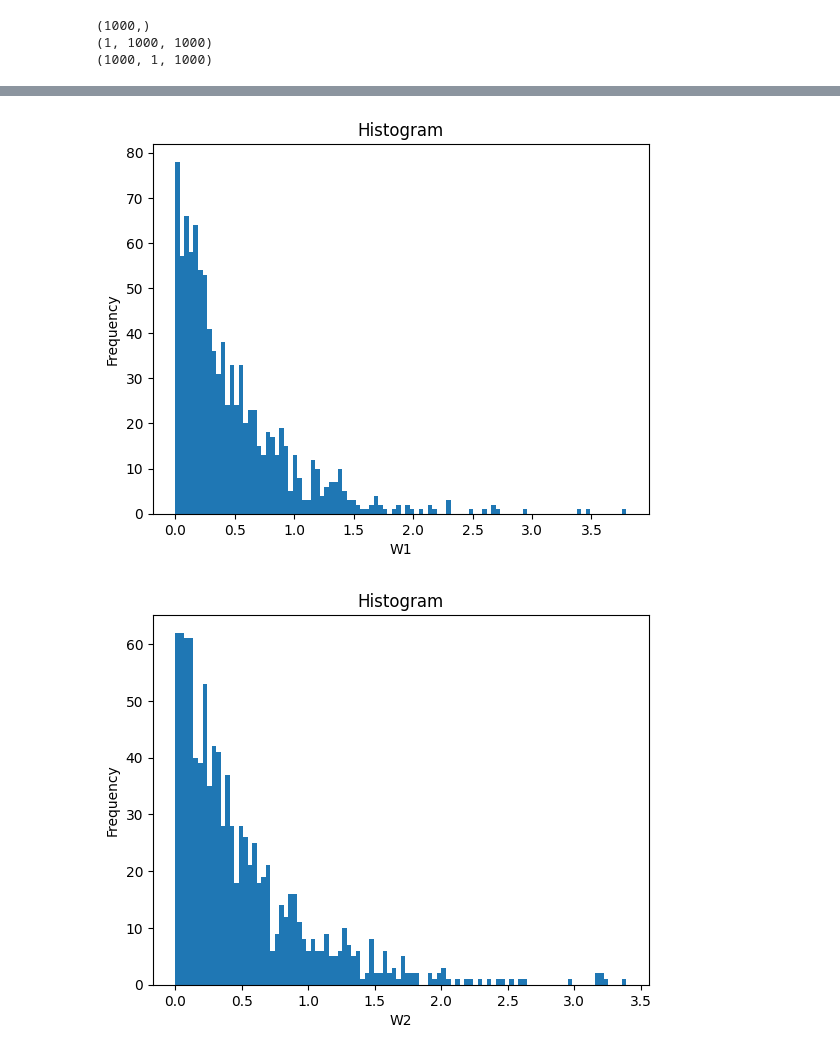
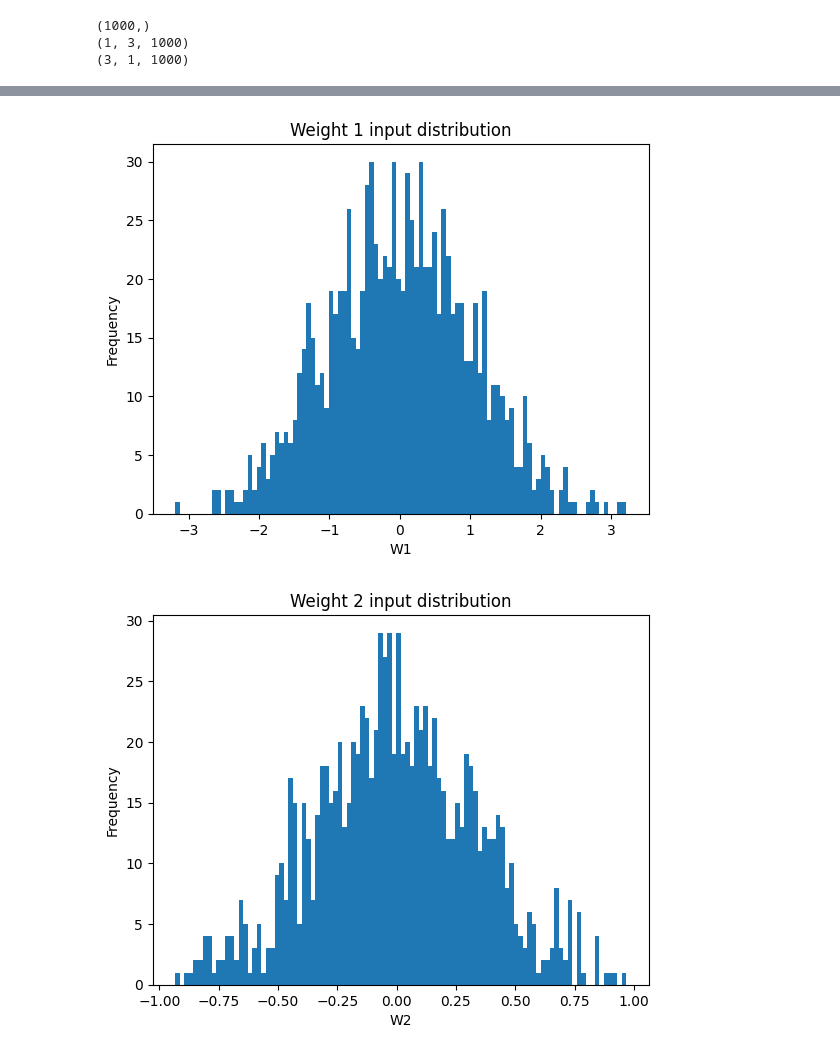
Before and after one commit to Manuel1711/Neural-Networks, a Jupyter notebook: NN_Gaussian.ipynb, the cells around one changed output, grey strips where cells are left out. Drawn from its saved outputs; the diff is of its cells as text; code cells hidden in the pictures.

```diff
--- a/NN_Gaussian.ipynb
+++ b/NN_Gaussian.ipynb
@@ -18,18 +21,22 @@ def forward(X,i):
 # %%
 # Define the dimensions of the NN
 input_size = 1
-hidden_size = 1000
+hidden_size = 3
 output_size = 1
 Nboot = 1000
 
+#Define parameters of the Gaussian distribution
+STD = 1
+Mu = 0
+
 # Initialize the weights and the bias with random number distributed with a gamma function
-W1 = tf.Variable(tf.random.gamma([input_size, hidden_size, Nboot], alpha=1, beta=2), name='W1')
-b1 = tf.Variable(tf.random.gamma([hidden_size, Nboot], alpha=1, beta=2), name='b1')
-W2 = tf.Variable(tf.random.gamma([hidden_size, output_size, Nboot], alpha=1, beta=2), name='W2')
-b2 = tf.Variable(tf.random.gamma([output_size, Nboot], alpha=1, beta=2), name='b2')
+W1 = tf.Variable(tf.random.normal([input_size, hidden_size, Nboot], mean=Mu, stddev=STD), name='W1')
+b1 = tf.Variable(tf.random.normal([hidden_size, Nboot], mean=Mu, stddev=STD), name='b1')
+W2 = tf.Variable(tf.random.normal([hidden_size, output_size, Nboot], mean=Mu, stddev=STD/hidden_size), name='W2')
+b2 = tf.Variable(tf.random.normal([output_size, Nboot], mean=Mu, stddev=STD), name='b2')
 
 
-print(b1.numpy()[1,:].shape)
+print(b1.numpy()[0,:].shape)
 print(W1.numpy().shape)
 print(W2.numpy().shape)
 
@@ -42,14 +49,14 @@ for i in range (0, Nboot):
     output_array.append(Y.numpy()[0][0])
 # %% [output]
 (1000,)
-(1, 1000, 1000)
-(1000, 1, 1000)
+(1, 3, 1000)
+(3, 1, 1000)
 # %%
 # Print the input distributions of the weights and bias
 plt.hist(b1.numpy()[0,:], bins=100)
 plt.xlabel('b1')
 plt.ylabel('Frequency')
-plt.title('Histogram')
+plt.title('Bias 1 input distribution')
 plt.show()
 
 plt.clf()
@@ -57,7 +64,7 @@ plt.clf()
 plt.hist(W1.numpy()[0,0,:], bins=100)
 plt.xlabel('W1')
 plt.ylabel('Frequency')
-plt.title('Histogram')
+plt.title('Weight 1 input distribution')
 plt.show()
 
 plt.clf()
@@ -66,6 +73,6 @@ plt.clf()
 plt.hist(W2.numpy()[0,0,:], bins=100)
 plt.xlabel('W2')
 plt.ylabel('Frequency')
-plt.title('Histogram')
+plt.title('Weight 2 input distribution')
 plt.show()
 # %% [output]
@@ -73,2 +80,2 @@ plt.show()
-[figure, old version]
+[figure, new version]
-[figure, old version]
+[figure, new version]
```
Also changed, not shown: parts of 7 cells of this notebook.
